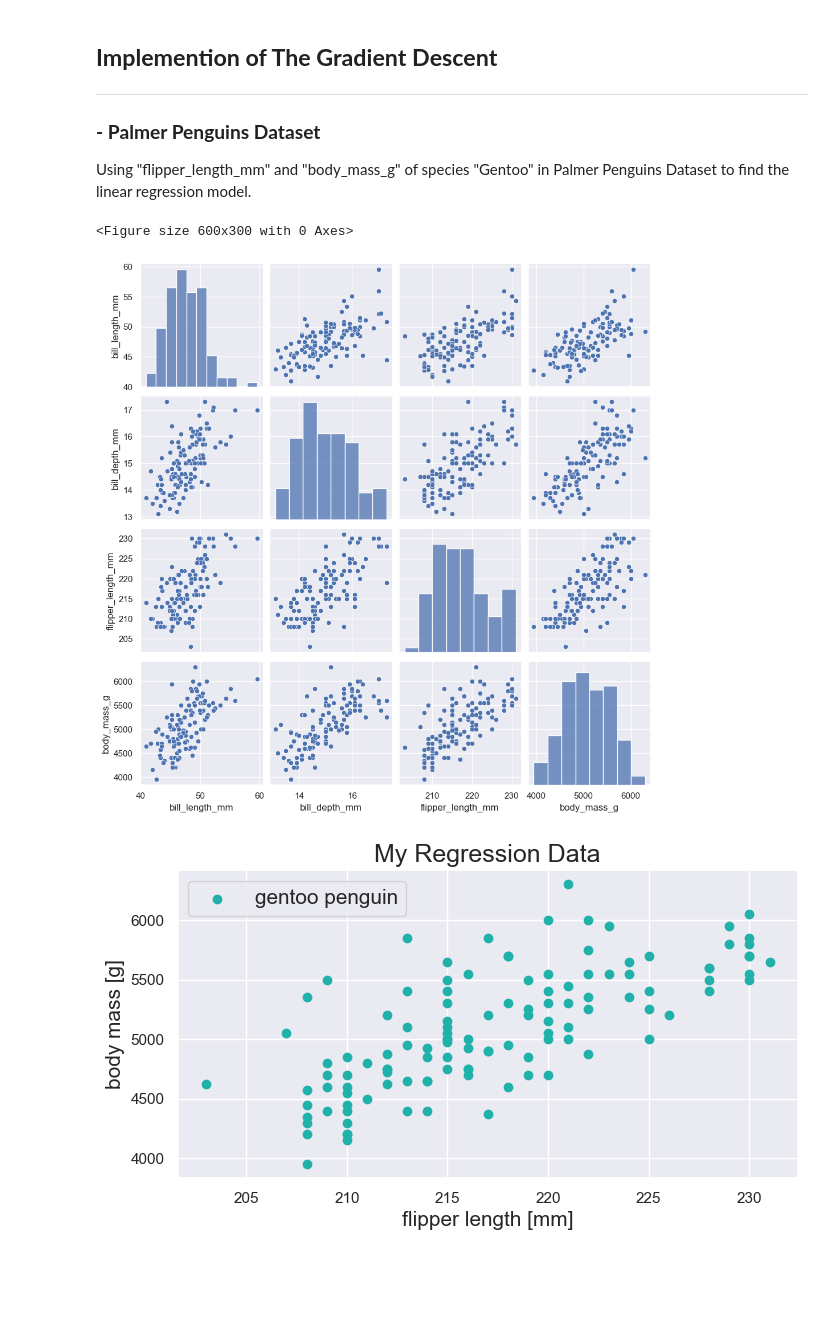
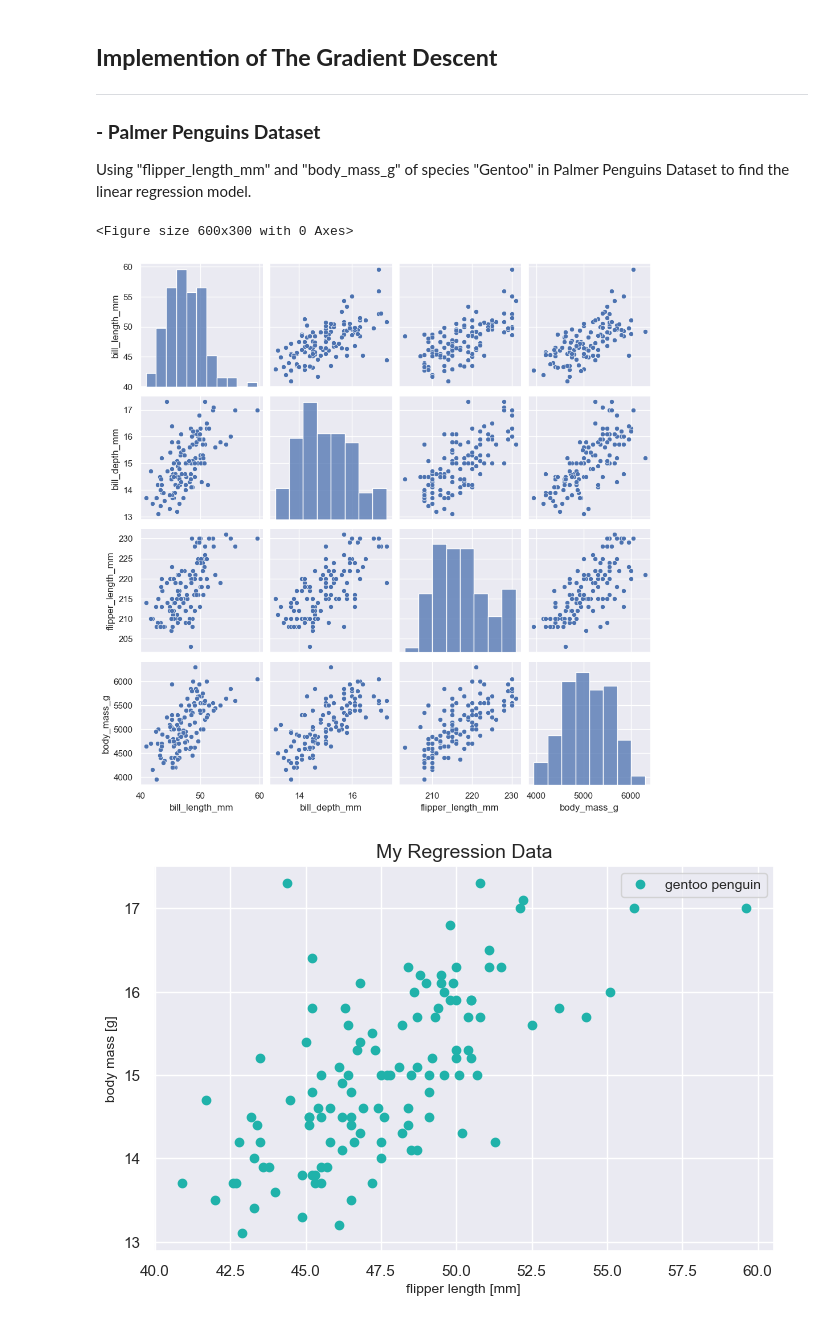
Before and after one commit to Kay-zttang/ML-Course-Notes, a Jupyter notebook: Lec4_The_Gradient_Descent/The_Gradient_Descent.ipynb, the cells around one changed output. Drawn from its saved outputs; the diff is of its cells as text; code cells hidden in the pictures; blank space fills up the shorter version.

```diff
--- a/Lec4_The_Gradient_Descent/The_Gradient_Descent.ipynb
+++ b/Lec4_The_Gradient_Descent/The_Gradient_Descent.ipynb
@@ -8,33 +8,33 @@ Using "flipper_length_mm" and "body_mass_g" of species "Gentoo" in Palmer Pengui
 # %%
 import matplotlib.pyplot as plt
 import numpy as np
 import pandas as pd
 
 import seaborn as sns
 sns.set_theme()
 
 df = pd.read_csv("Datasets/palmer_penguins.csv")
 df = df.dropna() # remove the NA rows
 df.drop(df.columns[0], axis=1, inplace=True)
 df = df.reset_index(drop=True)
 idx = df.index[df.species == "Gentoo"]
 
 plt.figure(figsize=(6, 3))
 img = sns.pairplot(df.iloc[idx])
 plt.show(img)
 
-df = df.iloc[idx][["flipper_length_mm", "body_mass_g"]]
-plt.figure(figsize = (8, 4))
-plt.scatter(df.flipper_length_mm,
-            df.body_mass_g,
+df = df.iloc[idx][["bill_length_mm", "bill_depth_mm"]]
+plt.figure(figsize = (8, 5))
+plt.scatter(df.bill_length_mm,
+            df.bill_depth_mm,
             color = "lightseagreen",
             label = "gentoo penguin")
-plt.xlabel("flipper length [mm]", fontsize = 15)
-plt.ylabel("body mass [g]", fontsize = 15)
-plt.legend(fontsize = 15)
-plt.title("My Regression Data", fontsize = 18)
+plt.xlabel("flipper length [mm]", fontsize = 10)
+plt.ylabel("body mass [g]", fontsize = 10)
+plt.legend(fontsize = 10)
+plt.title("My Regression Data", fontsize = 14)
 plt.show()
 # %% [output]
 <Figure size 600x300 with 0 Axes>
 [figure]
-[figure, old version]
+[figure, new version]
```
Also changed, not shown: parts of 5 cells of this notebook.
